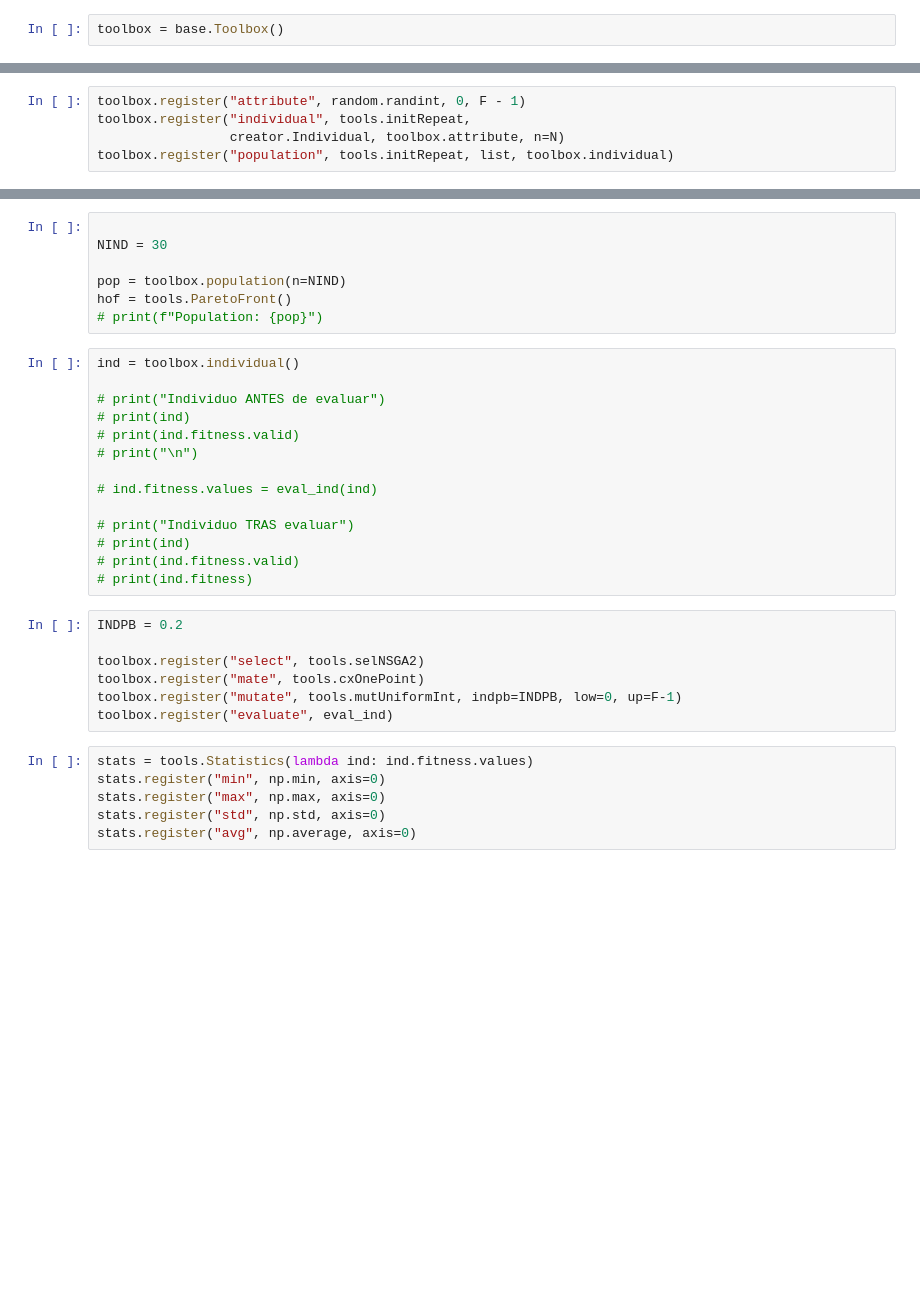
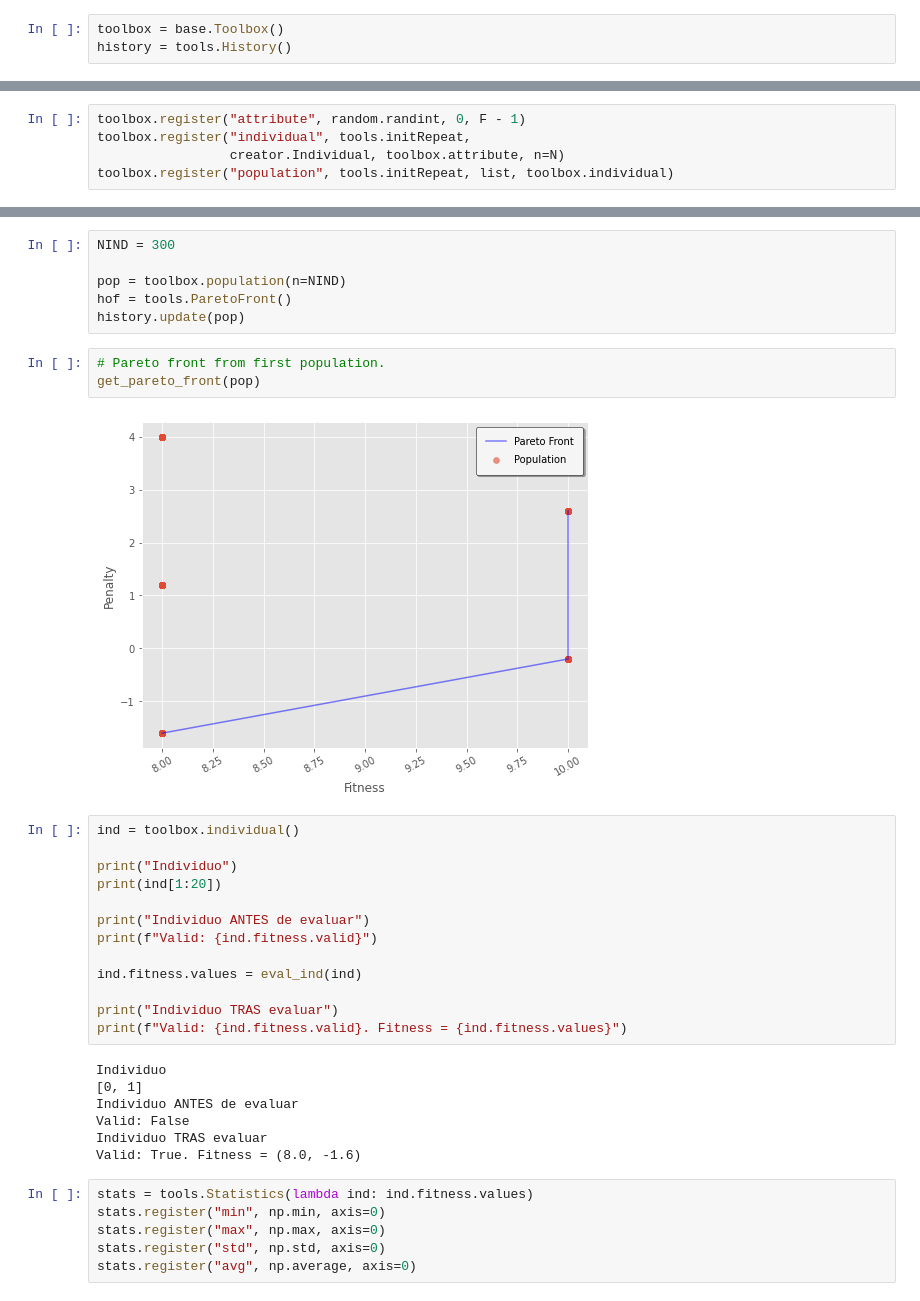
Before and after one commit to irg1008/COMPU_Practica01_02, a Jupyter notebook: src/sol/SolHash.ipynb, the cells around one changed output, grey strips where cells are left out. Drawn from its saved outputs; the diff is of its cells as text; blank space fills up the shorter version.

```diff
--- a/src/sol/SolHash.ipynb
+++ b/src/sol/SolHash.ipynb
@@ -61,6 +61,7 @@ Bonus:
 * Bonus if started on time.
 # %%
 toolbox = base.Toolbox()
+history = tools.History()
 # %%
 creator.create("FitnessMax", base.Fitness, weights=(1.0, -1.0))
 creator.create("Individual", list, fitness=creator.FitnessMax)
@@ -160,31 +260,34 @@ def eval_ind(ind):
 # %%
-
-NIND = 30
+NIND = 300
 
 pop = toolbox.population(n=NIND)
 hof = tools.ParetoFront()
-# print(f"Population: {pop}")
+history.update(pop)
+# %%
+# Pareto front from first population.
+get_pareto_front(pop)
+# %% [output]
+[figure, added]
 # %%
 ind = toolbox.individual()
 
-# print("Individuo ANTES de evaluar")
-# print(ind)
-# print(ind.fitness.valid)
-# print("\n")
+print("Individuo")
+print(ind[1:20])
 
-# ind.fitness.values = eval_ind(ind)
+print("Individuo ANTES de evaluar")
+print(f"Valid: {ind.fitness.valid}")
 
-# print("Individuo TRAS evaluar")
-# print(ind)
-# print(ind.fitness.valid)
-# print(ind.fitness)
+ind.fitness.values = eval_ind(ind)
+
+print("Individuo TRAS evaluar")
+print(f"Valid: {ind.fitness.valid}. Fitness = {ind.fitness.values}")
+# %% [output]
+Individuo
+[0, 1]
+Individuo ANTES de evaluar
+Valid: False
+Individuo TRAS evaluar
+Valid: True. Fitness = (8.0, -1.6)
-# %%
-INDPB = 0.2
-
-toolbox.register("select", tools.selNSGA2)
-toolbox.register("mate", tools.cxOnePoint)
-toolbox.register("mutate", tools.mutUniformInt, indpb=INDPB, low=0, up=F-1)
-toolbox.register("evaluate", eval_ind)
 # %%
 stats = tools.Statistics(lambda ind: ind.fitness.values)
 stats.register("min", np.min, axis=0)
```
Also changed, not shown: parts of 13 cells of this notebook, 3 other files.
